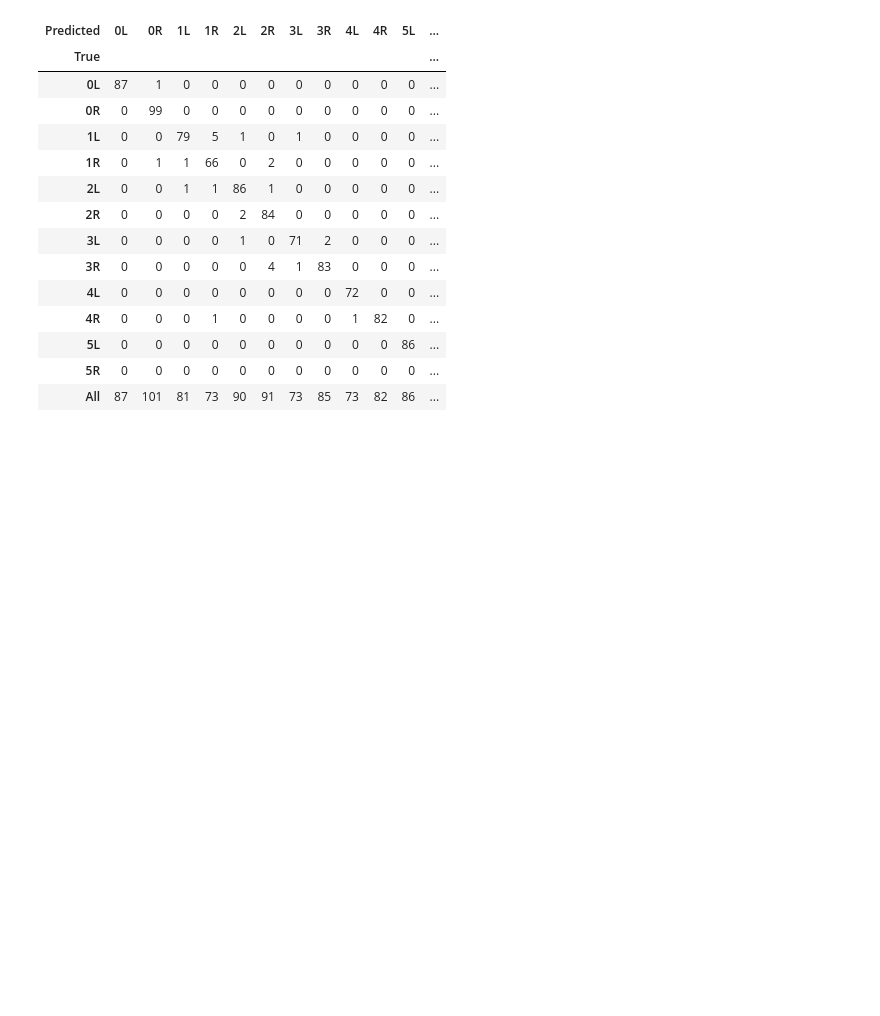
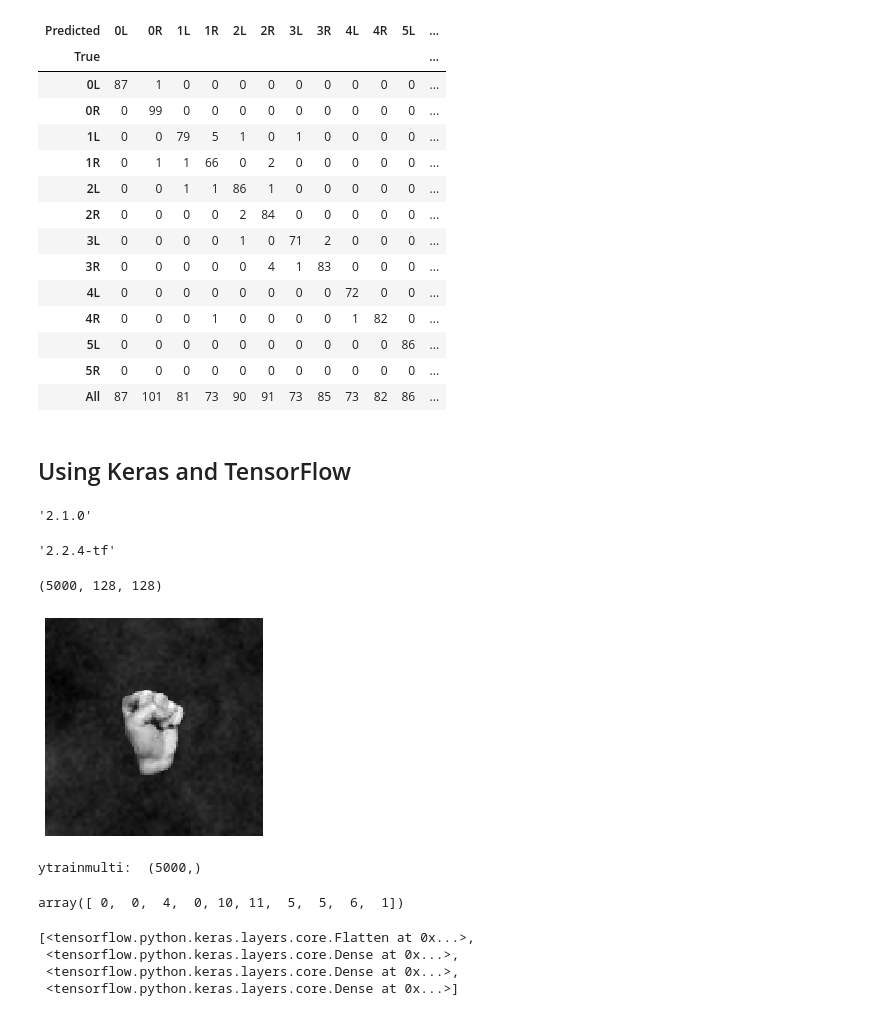
Before and after one commit to rezar12/DataScience_and_ANN, a Jupyter notebook: finger_reko/finger_recognition.ipynb, the cells around one changed output. Saved outputs shown, nothing was run; the diff lists cells and outputs as text; code cells hidden in the pictures; blank space fills up the shorter version.

```diff
--- a/finger_reko/finger_recognition.ipynb
+++ b/finger_reko/finger_recognition.ipynb
@@ -512,3 +528,5 @@ pd.crosstab(encodermulti.inverse_transform(ytestmulti), encodermulti.inverse_tra
 | 5L | 0 | 0 | 0 | 0 | 0 | 0 | 0 | 0 | 0 | 0 | 86 | ... |
 | 5R | 0 | 0 | 0 | 0 | 0 | 0 | 0 | 0 | 0 | 0 | 0 | ... |
 | All | 87 | 101 | 81 | 73 | 90 | 91 | 73 | 85 | 73 | 82 | 86 | ... |
+# %% [markdown]
+## Using Keras and TensorFlow
@@ -514,0 +536,48 @@ pd.crosstab(encodermulti.inverse_transform(ytestmulti), encodermulti.inverse_tra
+# %%
+tf.__version__
+# %% [output]
+'2.1.0'
+# %%
+keras.__version__
+# %% [output]
+'2.2.4-tf'
+# %%
+xflat = train['image']
+
+f = lambda x: x.reshape(128,128)
+x_reshaped = xflat.apply(f)
+xtrain = np.vstack(x_reshaped)
+
+xtrain = xtrain.reshape(5000,128,128)
+xtrain = xtrain/255.
+
+xflat = test['image']
+x_reshaped = xflat.apply(f)
+xtest = np.vstack(x_reshaped)
+
+xtest = xtest.reshape(1000,128,128)
+xtest = xtest/255.
+
+xtrain.shape
+# %% [output]
+(5000, 128, 128)
+# %%
+plt.imshow(xtrain[1],mpl.cm.gray)
+plt.axis('off')
+plt.show()
+# %% [output]
+[figure, added]
+# %%
+ytrainmulti = train['fingerhand']
+encodermulti = LabelEncoder()
+ytrainmulti = encodermulti.fit_transform(ytrainmulti)
+print("ytrainmulti: ",ytrainmulti.shape)
+
+ytestmulti = test['fingerhand']
+ytestmulti = encodermulti.transform(ytestmulti)
+# %% [output]
+ytrainmulti:  (5000,)
+# %%
+ytrainmulti[:10]
+# %% [output]
+array([ 0,  0,  4,  0, 10, 11,  5,  5,  6,  1])
@@ -514,0 +594,7 @@ pd.crosstab(encodermulti.inverse_transform(ytestmulti), encodermulti.inverse_tra
+# %%
+model.layers
+# %% [output]
+[<tensorflow.python.keras.layers.core.Flatten at 0x...>,
+ <tensorflow.python.keras.layers.core.Dense at 0x...>,
+ <tensorflow.python.keras.layers.core.Dense at 0x...>,
+ <tensorflow.python.keras.layers.core.Dense at 0x...>]
```
Also changed, not shown: parts of 27 cells of this notebook.
